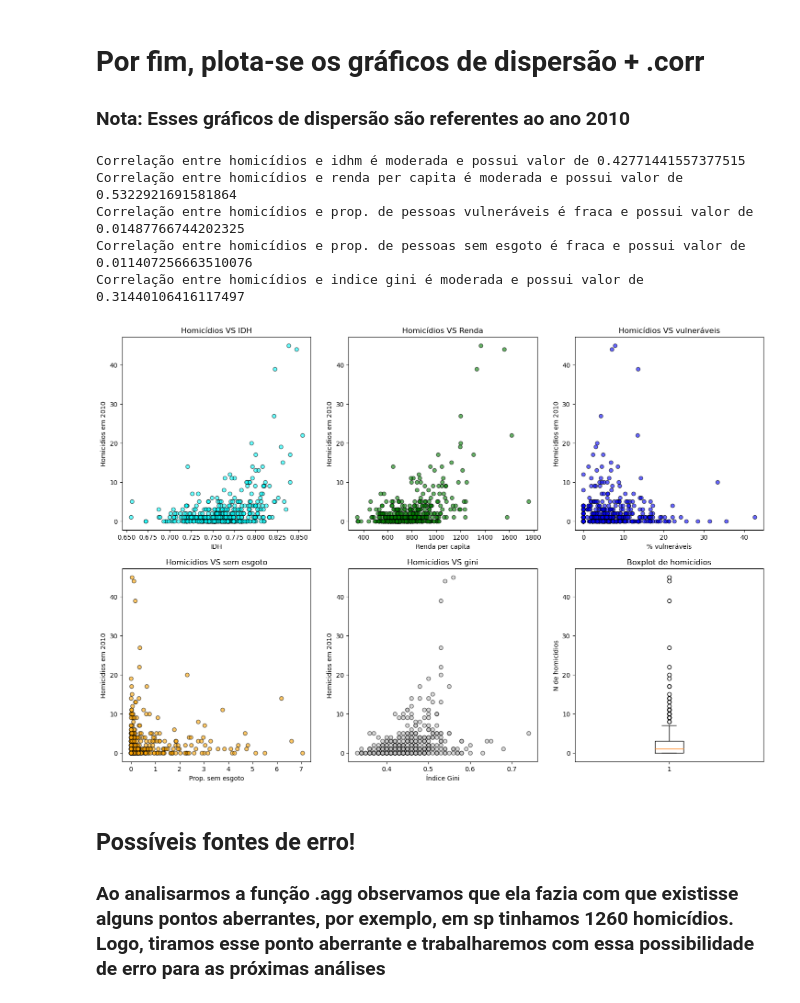
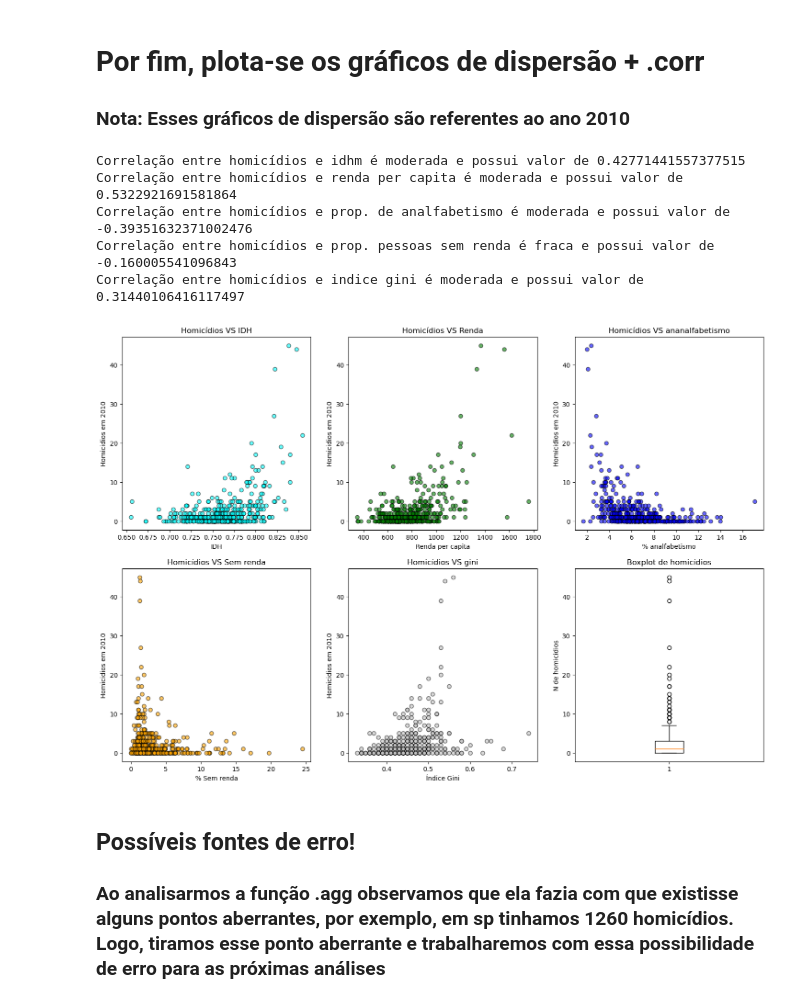
Before and after one commit to felipebns/P2_Cdados, a Jupyter notebook: p2_cdados.ipynb, the cells around one changed output. Cells and saved outputs as stored; diff of their text form; code cells hidden in the pictures.

```diff
--- a/p2_cdados.ipynb
+++ b/p2_cdados.ipynb
@@ -106,7 +106,7 @@ homicidio_ano
 # %% [markdown]
  ## Agora devemos tratar a base IVS, para que, consigamos utilizar as colunas:  Prop_crianca_fora_escola_6_14, IDHM (IDH por municipio), Proporção_vulnerabilidade_socioeconomica (proporção de pessoas com renda per capita inferior a meio salario mínimo e que gastam mais de uma hora até chegar no trabalho), proporção_sem_agua_esgoto, Índice de Gini
 # %%
-ivs_filtrado = ivs.loc[:,('ano','id_municipio','sigla_uf','idhm','renda_per_capita','proporcao_vulnerabilidade_socioeconomica', 'proporcao_sem_agua_esgoto','indice_gini')]
+ivs_filtrado = ivs.loc[:,('ano','id_municipio','sigla_uf','idhm','renda_per_capita','proporcao_analfabetismo_15_mais', 'proporcao_sem_renda_18_mais','indice_gini')]
 ivs_t = ivs_filtrado.loc[(ivs['sigla_uf'] == 'SP') & (ivs['ano'] == 2010)]
 # %%
 ivs_novo = ivs_t.dropna()
@@ -246,57 +246,57 @@ elif abs(corr_renda) > 0.7:
     print(f'Correlação entre homicídios e renda per capita é forte e possui valor de {corr_renda}')
 
 plt.subplot(2,3,3)
-plt.scatter(df_treino['proporcao_vulnerabilidade_socioeconomica'], df_treino['Homicidio_total'], alpha=0.6, color='blue', edgecolors="black")
-plt.xlabel('% vulneráveis')
+plt.scatter(df_treino['proporcao_analfabetismo_15_mais'], df_treino['Homicidio_total'], alpha=0.6, color='blue', edgecolors="black")
+plt.xlabel('% analfabetismo')
 plt.ylabel('Homicidios em 2010')
-plt.title('Homicídios VS vulneráveis')
-corr_vul = df_treino['Homicidio_total'].corr(df_treino['proporcao_vulnerabilidade_socioeconomica'])
-if abs(corr_vul) < 0.3:
-    print(f'Correlação entre homicídios e prop. de pessoas vulneráveis é fraca e possui valor de {corr_vul}')
-elif abs(corr_vul) >0.3 and (corr_vul) < 0.7:
-    print(f'Correlação entre homicídios e prop. de pessoas vulneráveis é moderada e possui valor de {corr_vul}')
-elif abs(corr_vul) > 0.7:
-    print(f'Correlação entre homicídios e prop. de pessoas vulneráveis é forte e possui valor de {corr_vul}')
+plt.title('Homicídios VS ananalfabetismo')
+corr_analfab = df_treino['Homicidio_total'].corr(df_treino['proporcao_analfabetismo_15_mais'])
+if abs(corr_analfab) < 0.3:
+    print(f'Correlação entre homicídios e prop. de analfabetismo é fraca e possui valor de {corr_analfab}')
+elif abs(corr_analfab) >0.3 and (corr_analfab) < 0.7:
+    print(f'Correlação entre homicídios e prop. de analfabetismo é moderada e possui valor de {corr_analfab}')
+elif abs(corr_analfab) > 0.7:
+    print(f'Correlação entre homicídios e prop. de analfabetismo é forte e possui valor de {corr_analfab}')
 
 plt.subplot(2,3,4)
-plt.scatter(df_treino['proporcao_sem_agua_esgoto'], df_treino['Homicidio_total'], alpha=0.6, color='Orange', edgecolors="black")
-plt.xlabel('Prop. sem esgoto')
+plt.scatter(df_treino['proporcao_sem_renda_18_mais'], df_treino['Homicidio_total'], alpha=0.6, color='Orange', edgecolors="black")
+plt.xlabel('% Sem renda')
 plt.ylabel('Homicidios em 2010')
-plt.title('Homicídios VS sem esgoto')
-corr_esg = df_treino['Homicidio_total'].corr(df_treino['proporcao_sem_agua_esgoto'])
-if abs(corr_esg) < 0.3:
-    print(f'Correlação entre homicídios e prop. de pessoas sem esgoto é fraca e possui valor de {corr_esg}')
-elif abs(corr_esg) >0.3 and (corr_esg) < 0.7:
-    print(f'Correlação entre homicídios e prop. de pessoas sem esgoto é moderada e possui valor de {corr_esg}')
-elif abs(corr_esg) > 0.7:
-    print(f'Correlação entre homicídios e prop. de pessoas sem esgoto é forte e possui valor de {corr_esg}')
+plt.title('Homicídios VS Sem renda')
+corr_sem_renda = df_treino['Homicidio_total'].corr(df_treino['proporcao_sem_renda_18_mais'])
+if abs(corr_sem_renda) < 0.3:
+    print(f'Correlação entre homicídios e prop. pessoas sem renda é fraca e possui valor de {corr_sem_renda}')
+elif abs(corr_sem_renda) >0.3 and (corr_sem_renda) < 0.7:
+    print(f'Correlação entre homicídios e prop. pessoas sem renda é moderada e possui valor de {corr_sem_renda}')
+elif abs(corr_sem_renda) > 0.7:
+    print(f'Correlação entre homicídios e prop. pessoas sem renda é forte e possui valor de {corr_sem_renda}')
 
 plt.subplot(2,3,5)
 plt.scatter(df_treino['indice_gini'], df_treino['Homicidio_total'], alpha=0.6, color='silver', edgecolors="black")
 plt.xlabel('Índice Gini')
 plt.ylabel('Homicidios em 2010')
 plt.title('Homicídios VS gini')
 corr_gini = df_treino['Homicidio_total'].corr(df_treino['indice_gini'])
 if abs(corr_gini) < 0.3:
     print(f'Correlação entre homicídios e indice gini é fraca e possui valor de {corr_gini}')
 elif abs(corr_gini) >0.3 and (corr_gini) < 0.7:
     print(f'Correlação entre homicídios e indice gini é moderada e possui valor de {corr_gini}')
 elif abs(corr_gini) > 0.7:
     print(f'Correlação entre homicídios e indice gini é forte e possui valor de {corr_gini}')
 
 plt.subplot(2,3,6)
 plt.boxplot(df_treino['Homicidio_total'])
 plt.title('Boxplot de homicídios')
 plt.ylabel('N de homicidios')
 
 plt.show()
 # %% [output]
 Correlação entre homicídios e idhm é moderada e possui valor de 0.42771441557377515
 Correlação entre homicídios e renda per capita é moderada e possui valor de 0.5322921691581864
-Correlação entre homicídios e prop. de pessoas vulneráveis é fraca e possui valor de 0.01487766744202325
-Correlação entre homicídios e prop. de pessoas sem esgoto é fraca e possui valor de 0.011407256663510076
+Correlação entre homicídios e prop. de analfabetismo é moderada e possui valor de -0.39351632371002476
+Correlação entre homicídios e prop. pessoas sem renda é fraca e possui valor de -0.160005541096843
 Correlação entre homicídios e indice gini é moderada e possui valor de 0.31440106416117497
-[figure, old version]
+[figure, new version]
 # %% [markdown]
 ## Possíveis fontes de erro!
 
```
Also changed, not shown: parts of 11 cells of this notebook.
